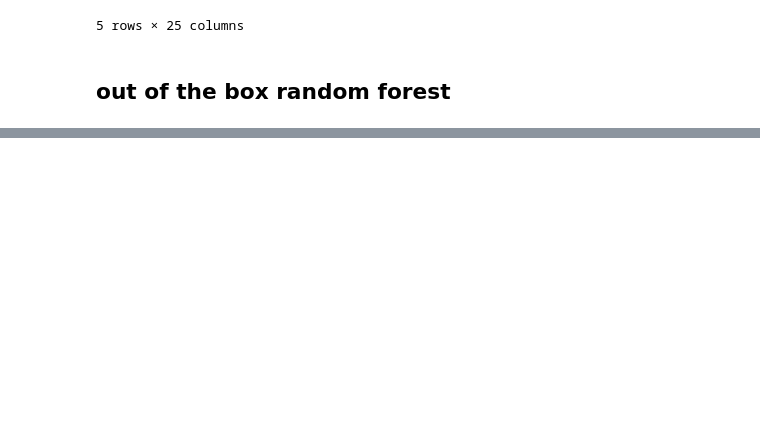
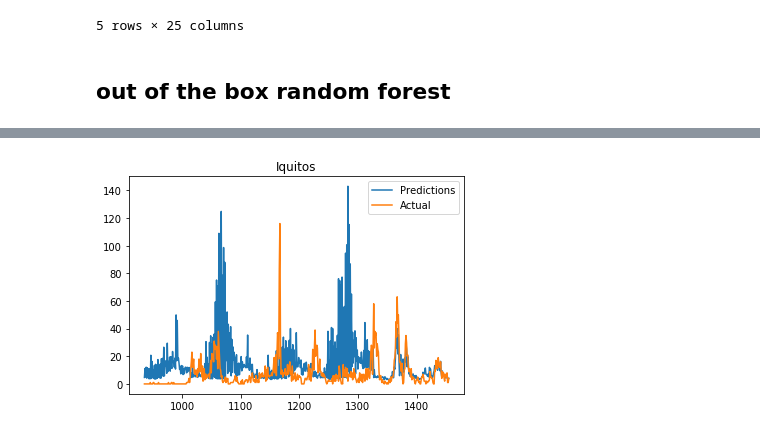
Before and after one commit to ejm714/driven_data_dengai, a Jupyter notebook: notebooks/2-miller-modeling.ipynb, the cells around one changed output, grey strips where cells are left out. Cells and saved outputs as stored; diff of their text form; code cells hidden in the pictures; blank space fills up the shorter version.

```diff
--- a/notebooks/2-miller-modeling.ipynb
+++ b/notebooks/2-miller-modeling.ipynb
@@ -113,0 +204,7 @@ Mean absolute error: 15.435697940503431
+# %%
+# for IQ
+results_df[results_df.sj==0].predictions.plot(label="Predictions", legend= True)
+results_df[results_df.sj==0].total_cases.plot(label="Actual", legend = True)
+plt.title('Iquitos');
+# %% [output]
+[figure, added]
```
Also changed, not shown: parts of 46 cells of this notebook.
